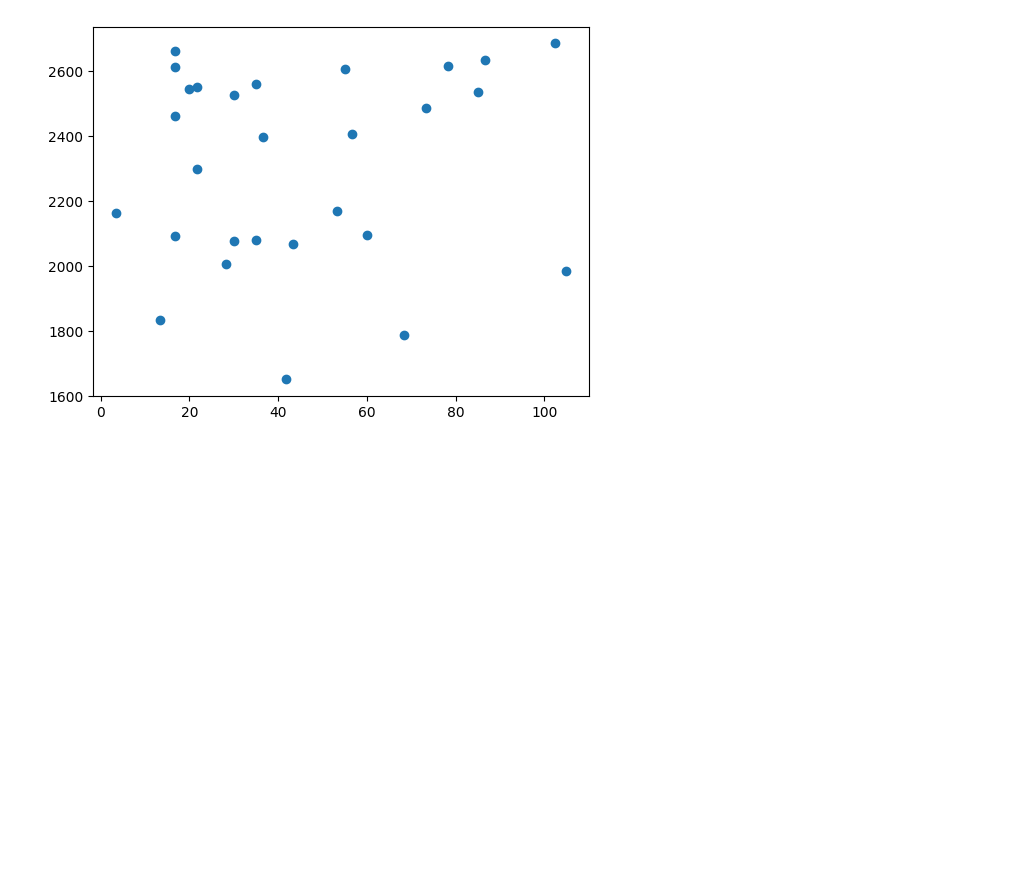
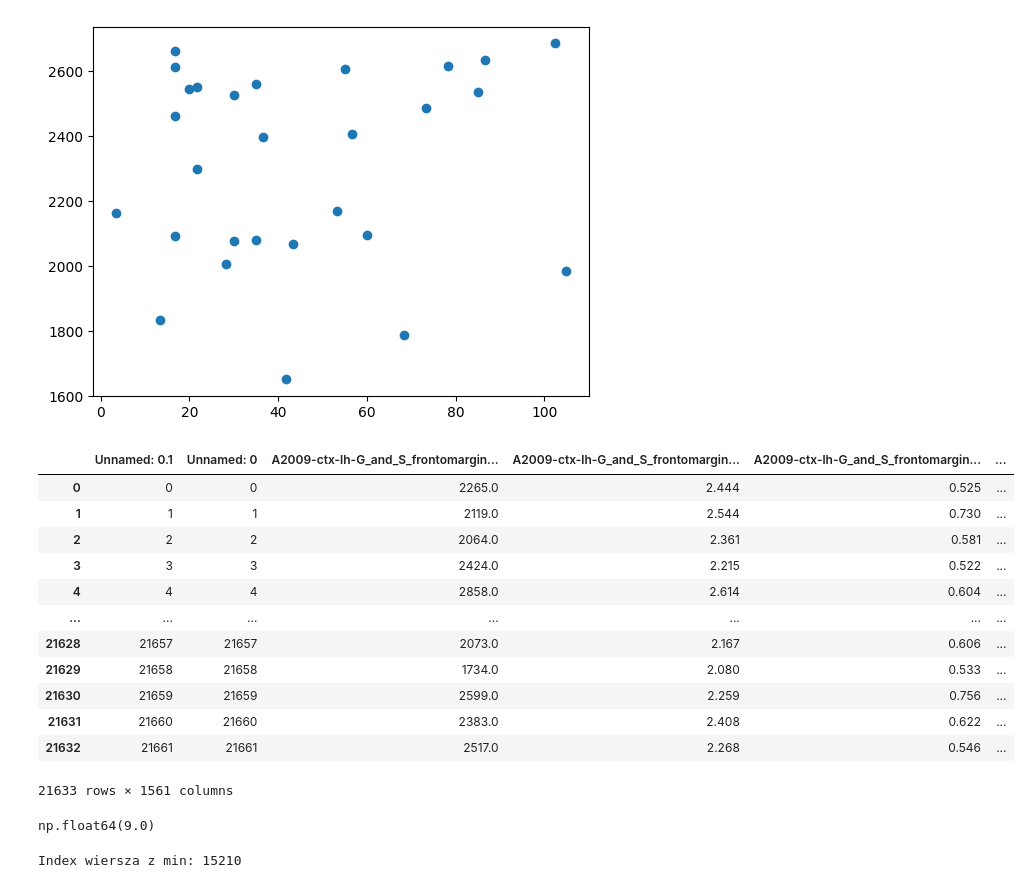
Before and after one commit to maria0026/NeuroHearing, a Jupyter notebook: notebooks/data_info.ipynb, the cells around one changed output. Drawn from its saved outputs; the diff is of its cells as text; code cells hidden in the pictures; blank space fills up the shorter version.

```diff
--- a/notebooks/data_info.ipynb
+++ b/notebooks/data_info.ipynb
@@ -92,3 +92,31 @@ plt.scatter(data_mri_tonal_filtered['PTA2'], data_mri_tonal_filtered['A2009-ctx-
 plt.show()
 # %% [output]
 [figure]
+# %%
+output_path_mri = config["dataprocesseddirectory"] +  config["mri_dataname"] + '.csv'
+data_mri = pd.read_csv(output_path_mri, sep=None, engine='python', dtype={config["pesel_columnname"]: str})
+# %%
+data_mri
+# %% [output]
+|  | Unnamed: 0.1 | Unnamed: 0 | A2009-ctx-lh-G_and_S_frontomargin... | A2009-ctx-lh-G_and_S_frontomargin... | A2009-ctx-lh-G_and_S_frontomargin... | ... |
+| 0 | 0 | 0 | 2265.0 | 2.444 | 0.525 | ... |
+| 1 | 1 | 1 | 2119.0 | 2.544 | 0.730 | ... |
+| 2 | 2 | 2 | 2064.0 | 2.361 | 0.581 | ... |
+| 3 | 3 | 3 | 2424.0 | 2.215 | 0.522 | ... |
+| 4 | 4 | 4 | 2858.0 | 2.614 | 0.604 | ... |
+| ... | ... | ... | ... | ... | ... | ... |
+| 21628 | 21657 | 21657 | 2073.0 | 2.167 | 0.606 | ... |
+| 21629 | 21658 | 21658 | 1734.0 | 2.080 | 0.533 | ... |
+| 21630 | 21659 | 21659 | 2599.0 | 2.259 | 0.756 | ... |
+| 21631 | 21660 | 21660 | 2383.0 | 2.408 | 0.622 | ... |
+| 21632 | 21661 | 21661 | 2517.0 | 2.268 | 0.546 | ... |
+21633 rows × 1561 columns
+# %%
+data_mri['A2009-ctx-lh-G_oc-temp_med-Parahip_GrayVol'].min()
+# %% [output]
+np.float64(9.0)
+# %%
+idx = data_mri['A2009-ctx-lh-G_oc-temp_med-Parahip_GrayVol'].idxmin()
+print("Index wiersza z min:", idx)
+# %% [output]
+Index wiersza z min: 15210
```
Also changed, not shown: parts of 15 cells of this notebook.
